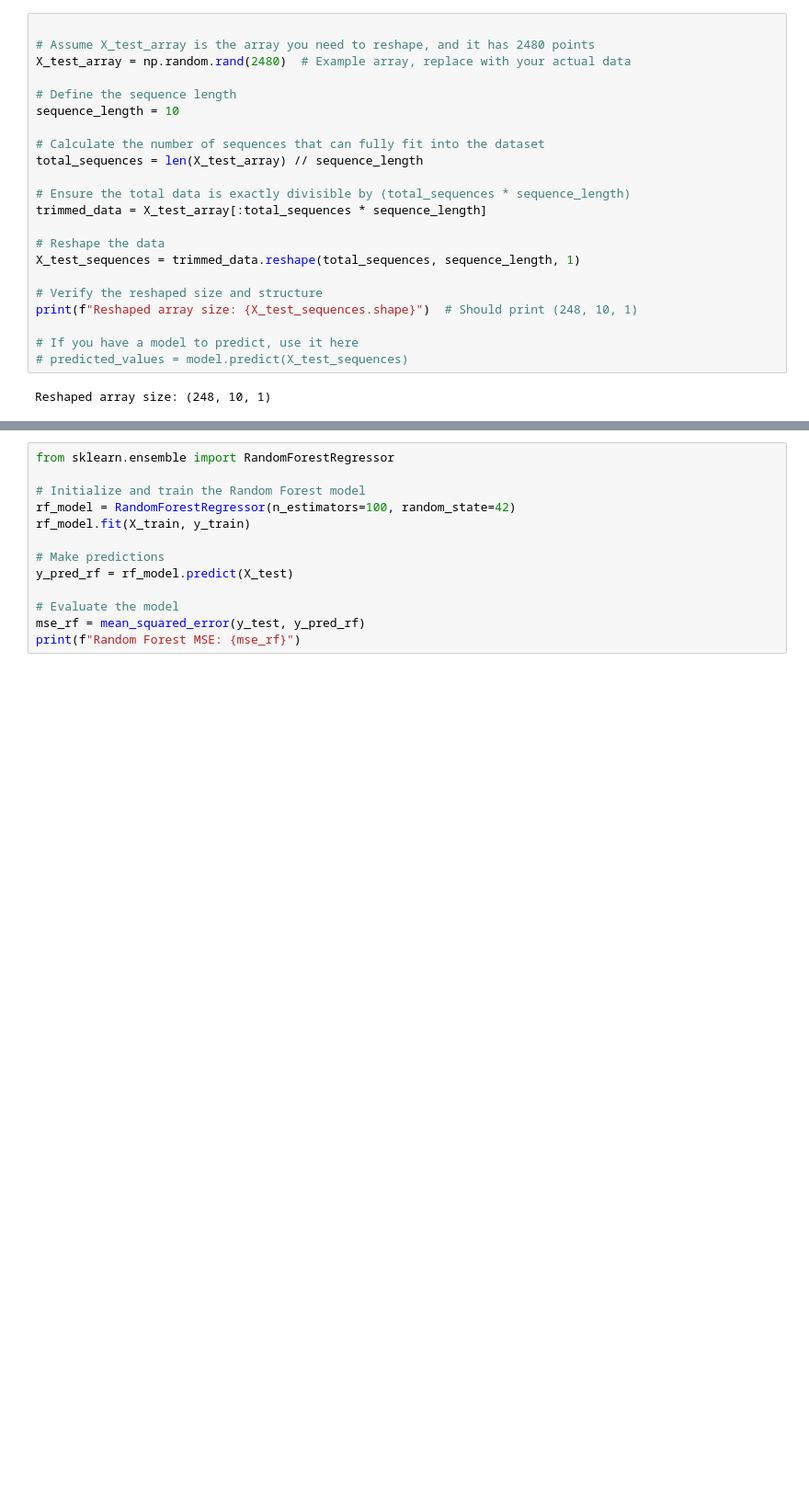
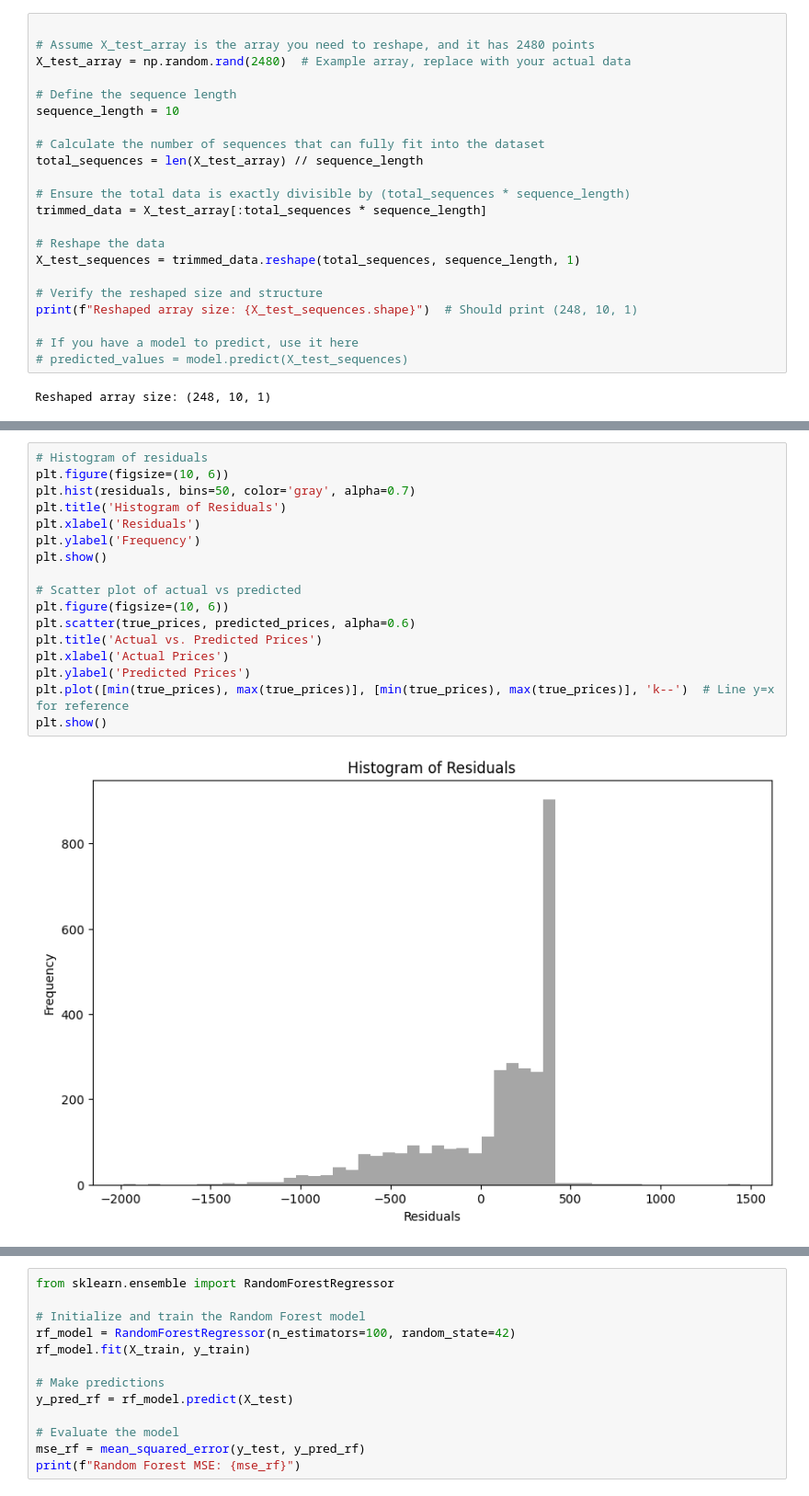
Before and after one commit to Goodevil01/Data-Prep-Ca1-, a Jupyter notebook: Strategic_Thinking_Ca2_.ipynb, the cells around one changed output, grey strips where cells are left out. Shown at 92% size. Saved outputs shown, nothing was run; the diff lists cells and outputs as text; blank space fills up the shorter version.

```diff
--- a/Strategic_Thinking_Ca2_.ipynb
+++ b/Strategic_Thinking_Ca2_.ipynb
@@ -1058,0 +1266,19 @@ Mean Absolute Error: 13220.86259704842
+# %%
+# Histogram of residuals
+plt.figure(figsize=(10, 6))
+plt.hist(residuals, bins=50, color='gray', alpha=0.7)
+plt.title('Histogram of Residuals')
+plt.xlabel('Residuals')
+plt.ylabel('Frequency')
+plt.show()
+
+# Scatter plot of actual vs predicted
+plt.figure(figsize=(10, 6))
+plt.scatter(true_prices, predicted_prices, alpha=0.6)
+plt.title('Actual vs. Predicted Prices')
+plt.xlabel('Actual Prices')
+plt.ylabel('Predicted Prices')
+plt.plot([min(true_prices), max(true_prices)], [min(true_prices), max(true_prices)], 'k--')  # Line y=x for reference
+plt.show()
+# %% [output]
+[figure, added]
```
Also changed, not shown: parts of 43 cells of this notebook.
